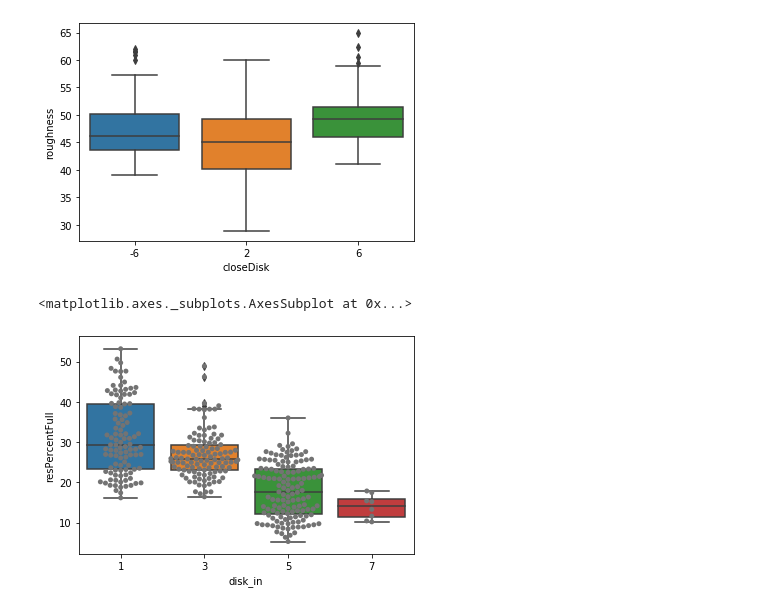
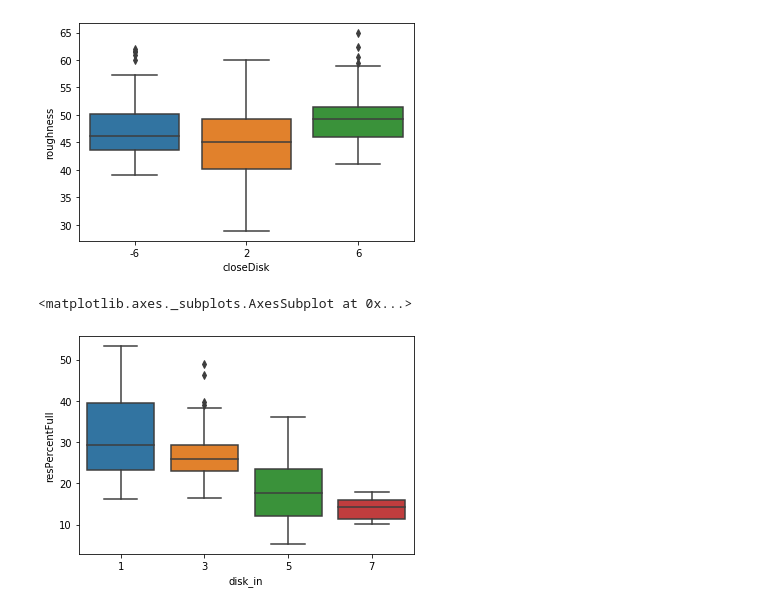
Before and after one commit to isu-abe/516x, a Jupyter notebook: Project/tillageModel.ipynb, the cells around one changed output. Drawn from its saved outputs; the diff is of its cells as text; code cells hidden in the pictures.

```diff
--- a/Project/tillageModel.ipynb
+++ b/Project/tillageModel.ipynb
@@ -62,7 +63,6 @@ sns.boxplot(x="closeDisk", y="roughness", data=dataset)
 [figure]
 # %%
 sns.boxplot(x="disk_in", y="resPercentFull", data=dataset)
-sns.swarmplot(x="disk_in", y="resPercentFull", data=dataset, color=".45")
 # %% [output]
 <matplotlib.axes._subplots.AxesSubplot at 0x...>
-[figure, old version]
+[figure, new version]
```
Also changed, not shown: parts of 7 cells of this notebook, 1 other file.
